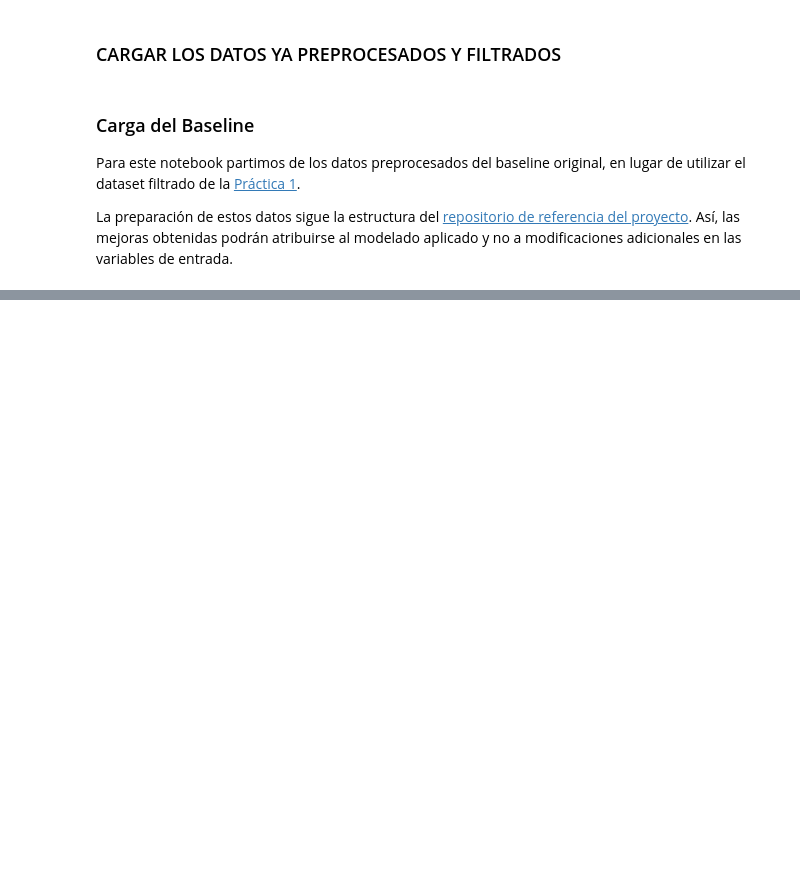
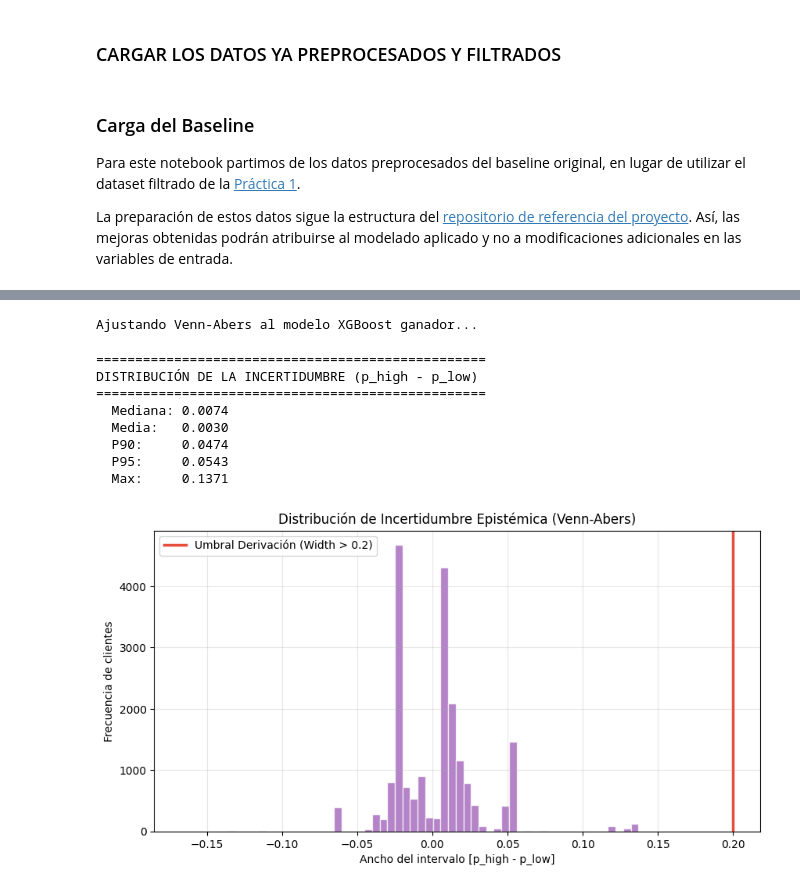
Before and after one commit to lolamaturana/credit-risk-calibrated-model, a Jupyter notebook: practica2_notebook.ipynb, the cells around one changed output, grey strips where cells are left out. Cells and saved outputs as stored; diff of their text form; code cells hidden in the pictures; blank space fills up the shorter version.

```diff
--- a/practica2_notebook.ipynb
+++ b/practica2_notebook.ipynb
@@ -61,0 +554,64 @@ Persistencia del modelo
+# %%
+print("Ajustando Venn-Abers al modelo XGBoost ganador...")
+
+# SOLUCIÓN AL ERROR: Copiamos los mejores parámetros y quitamos el early stopping
+# para que Venn-Abers pueda hacer sus fits internos sin que XGBoost choque.
+params_va = best_params_xgb_unbal.copy()
+if 'early_stopping_rounds' in params_va:
+    del params_va['early_stopping_rounds']
+
+# Creamos un estimador limpio específicamente para el calibrador
+modelo_base_va = XGBClassifier(**params_va)
+
+# Usamos X_val como conjunto de calibración (aislado de train y test)
+va_cal = VennAbersCalibrator(estimator=modelo_base_va, inductive=False, n_splits=5)
+va_cal.fit(X_val, y_val)
+
+# Extraemos las probabilidades y los intervalos [p_low, p_high] sobre el Test
+probs_va, p0p1 = va_cal.predict_proba(X_test_final, p0_p1_output=True)
+p0p1 = np.asarray(p0p1)
+
+# Al usar CVAP, promediamos los folds
+if p0p1.ndim == 3:
+    p_low  = p0p1[:, :, 0].mean(axis=0)
+    p_high = p0p1[:, :, 1].mean(axis=0)
+else:
+    p_low  = p0p1[:, 0]
+    p_high = p0p1[:, 1]
+
+# Medida de incertidumbre: Anchura del intervalo
+width = p_high - p_low
+
+# Estadísticas
+p90 = np.percentile(width, 90)
+p95 = np.percentile(width, 95)
+print("\n" + "=" * 50)
+print("DISTRIBUCIÓN DE LA INCERTIDUMBRE (p_high - p_low)")
+print("=" * 50)
+print(f"  Mediana: {np.median(width):.4f}")
+print(f"  Media:   {width.mean():.4f}")
+print(f"  P90:     {p90:.4f}")
+print(f"  P95:     {p95:.4f}")
+print(f"  Max:     {width.max():.4f}")
+
+# Visualización
+plt.figure(figsize=(10, 5))
+plt.hist(width, bins=60, color='#9b59b6', alpha=0.75, edgecolor='white')
+plt.axvline(0.2, color='#e74c3c', ls='-', lw=2.5, label='Umbral Derivación (Width > 0.2)')
+plt.title('Distribución de Incertidumbre Epistémica (Venn-Abers)')
+plt.xlabel('Ancho del intervalo [p_high - p_low]')
+plt.ylabel('Frecuencia de clientes')
+plt.legend()
+plt.grid(True, alpha=0.3)
+plt.show()
+# %% [output]
+Ajustando Venn-Abers al modelo XGBoost ganador...
+==================================================
+DISTRIBUCIÓN DE LA INCERTIDUMBRE (p_high - p_low)
+==================================================
+  Mediana: 0.0074
+  Media:   0.0030
+  P90:     0.0474
+  P95:     0.0543
+  Max:     0.1371
+[figure, added]
```
Also changed, not shown: parts of 30 cells of this notebook, 3 other files.
